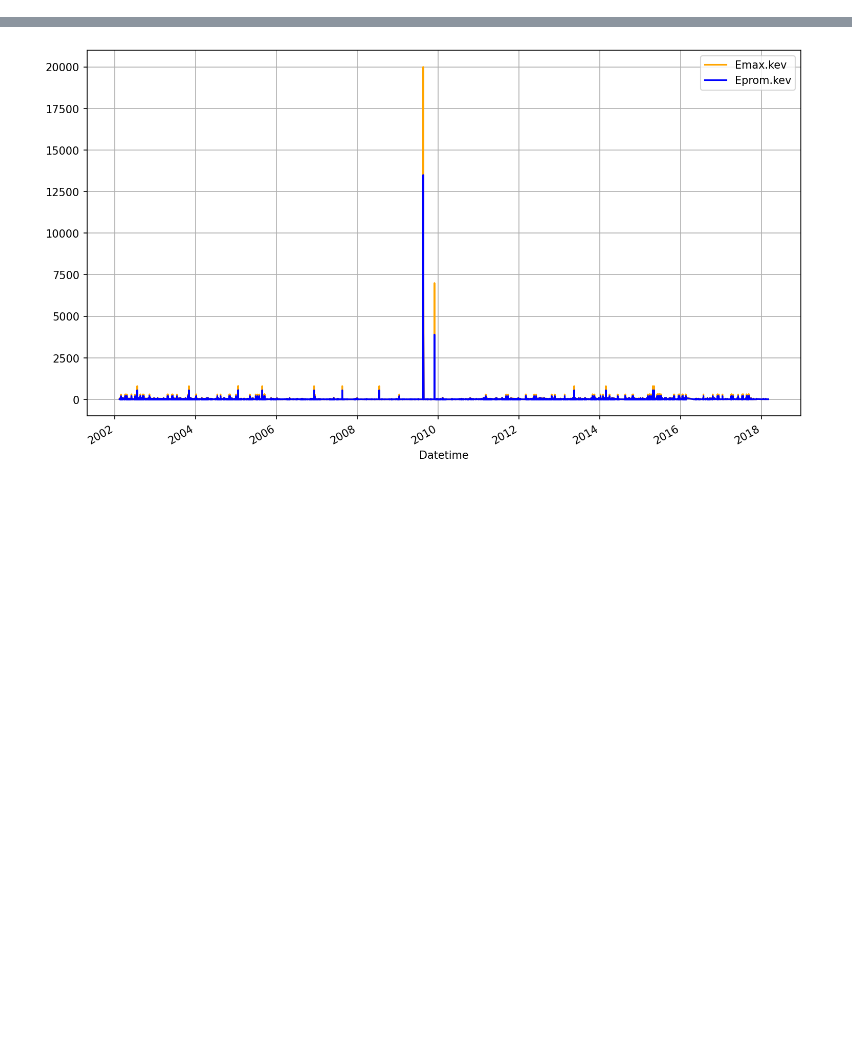
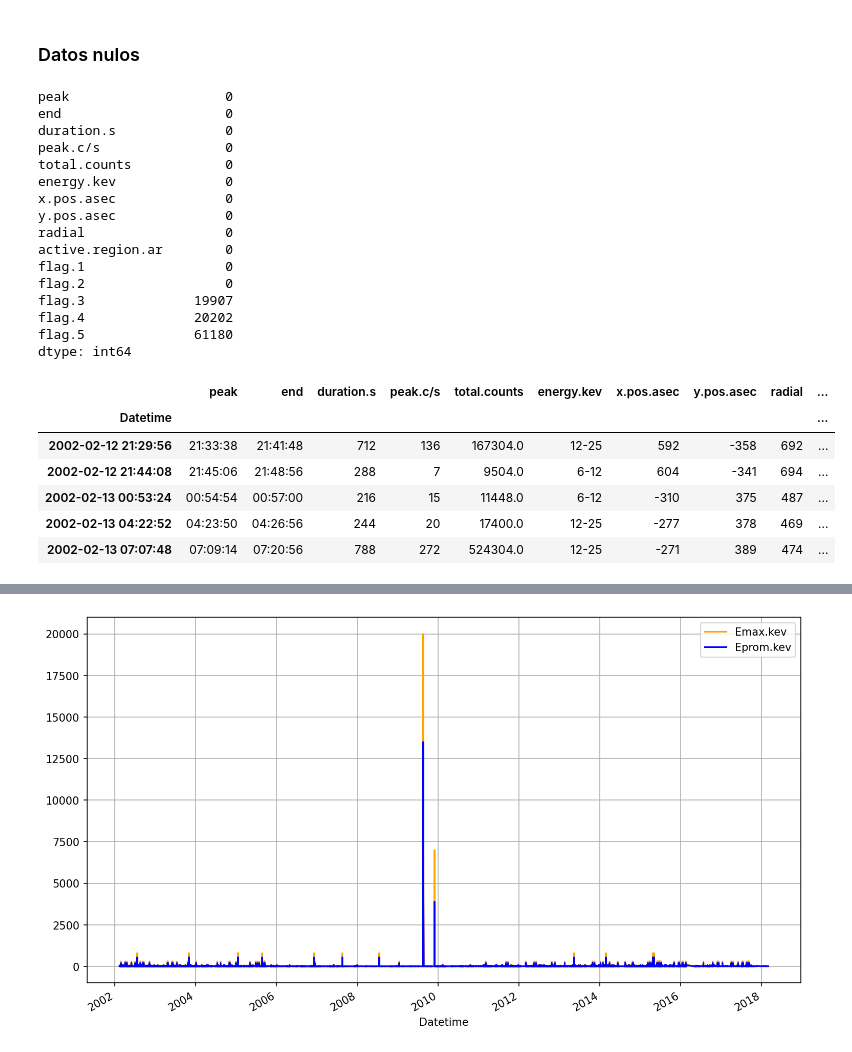
Before and after one commit to Exploratory-Data-Analiysis/Exam_1, a Jupyter notebook: ParcialFC.ipynb, the cells around one changed output, grey strips where cells are left out. Saved outputs shown, nothing was run; the diff lists cells and outputs as text; code cells hidden in the pictures; blank space fills up the shorter version.

```diff
--- a/ParcialFC.ipynb
+++ b/ParcialFC.ipynb
@@ -27 +34,34 @@ df.head()
+# %% [markdown]
+### Datos nulos
+# %%
+print(df.isnull().sum())
+
+nan_df = df[df.isna().any(axis=1)] # Almacena DataFrame en donde encuentra datos nulos NaN
+nan_df.head()
+
+# Solo hay datos nulos en las flags
+# %% [output]
+peak                    0
+end                     0
+duration.s              0
+peak.c/s                0
+total.counts            0
+energy.kev              0
+x.pos.asec              0
+y.pos.asec              0
+radial                  0
+active.region.ar        0
+flag.1                  0
+flag.2                  0
+flag.3              19907
+flag.4              20202
+flag.5              61180
+dtype: int64
+|  | peak | end | duration.s | peak.c/s | total.counts | energy.kev | x.pos.asec | y.pos.asec | radial | ... |
+| Datetime |  |  |  |  |  |  |  |  |  | ... |
+| 2002-02-12 21:29:56 | 21:33:38 | 21:41:48 | 712 | 136 | 167304.0 | 12-25 | 592 | -358 | 692 | ... |
+| 2002-02-12 21:44:08 | 21:45:06 | 21:48:56 | 288 | 7 | 9504.0 | 6-12 | 604 | -341 | 694 | ... |
+| 2002-02-13 00:53:24 | 00:54:54 | 00:57:00 | 216 | 15 | 11448.0 | 6-12 | -310 | 375 | 487 | ... |
+| 2002-02-13 04:22:52 | 04:23:50 | 04:26:56 | 244 | 20 | 17400.0 | 12-25 | -277 | 378 | 469 | ... |
+| 2002-02-13 07:07:48 | 07:09:14 | 07:20:56 | 788 | 272 | 524304.0 | 12-25 | -271 | 389 | 474 | ... |
 # %%
```
Also changed, not shown: parts of 3 cells of this notebook.
